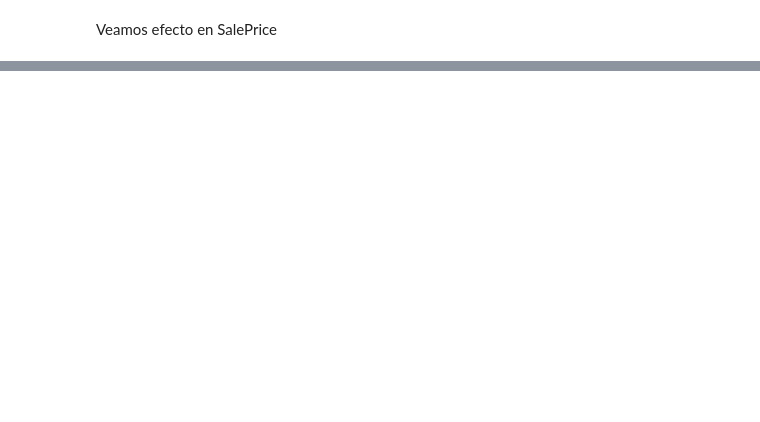
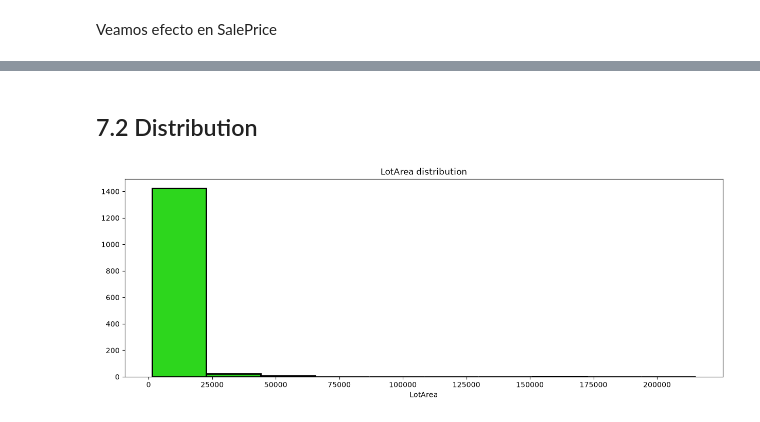
Before and after one commit to charligram/3_prediction_of_house_values, a Jupyter notebook: notebooks/02_EDA.ipynb, the cells around one changed output, grey strips where cells are left out. Drawn from its saved outputs; the diff is of its cells as text; code cells hidden in the pictures; blank space fills up the shorter version.

```diff
--- a/notebooks/02_EDA.ipynb
+++ b/notebooks/02_EDA.ipynb
@@ -280,0 +360,16 @@ plt.show()
+# %% [markdown]
+## 7.2 Distribution
+# %%
+fig, ax = hist_plot_project(
+    x=df['LotArea'],
+    title='LotArea distribution',
+    x_label='LotArea'
+)
+
+ax.set_xticks(range(0, 200001, 25000))
+
+
+plt.savefig(FIGURES_PATH / '04_lotarea_dist.png', bbox_inches='tight')
+plt.show()
+# %% [output]
+[figure, added]
```
Also changed, not shown: parts of 103 cells of this notebook, 17 other files.
